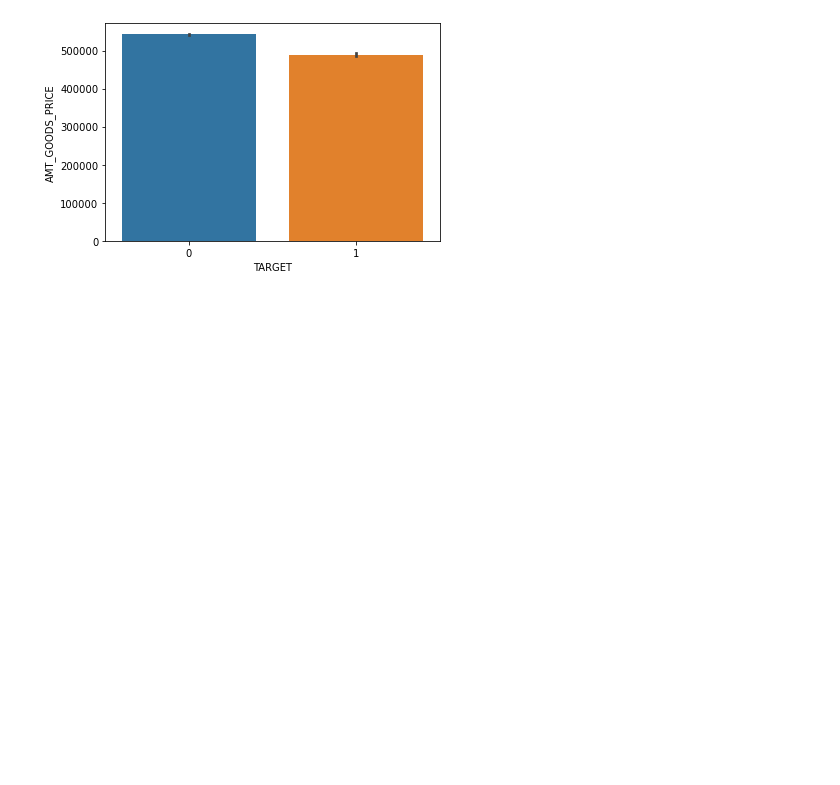
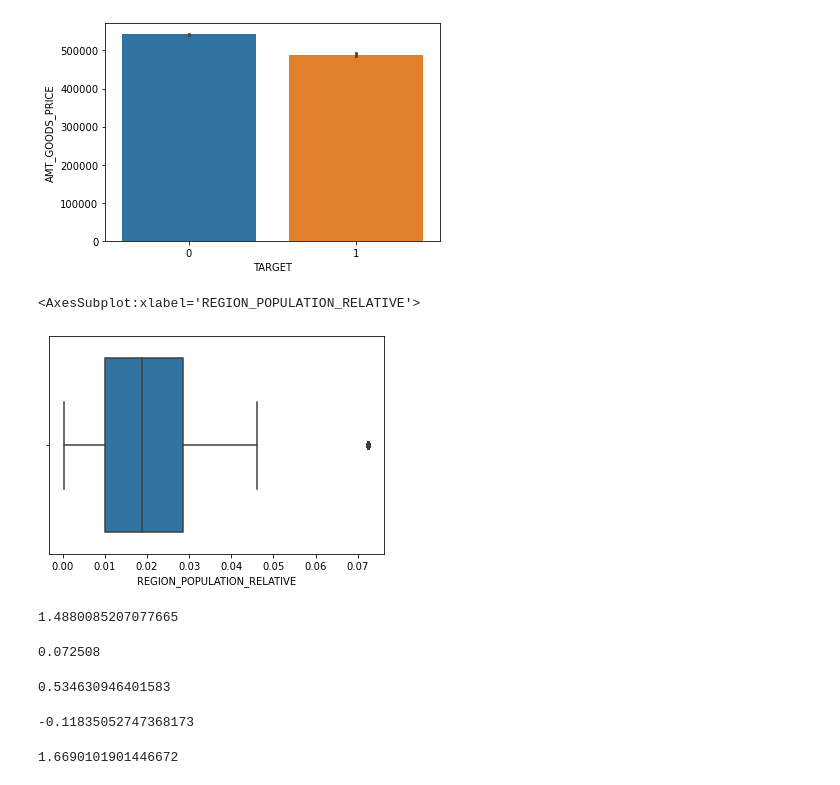
Before and after one commit to nickync/JPMLE, a Jupyter notebook: final.ipynb, the cells around one changed output. Cells and saved outputs as stored; diff of their text form; code cells hidden in the pictures; blank space fills up the shorter version.

```diff
--- a/final.ipynb
+++ b/final.ipynb
@@ -282,4 +312,15 @@ sns.barplot(y=df['AMT_GOODS_PRICE'],x=df['TARGET'],data=df)
 <AxesSubplot:xlabel='TARGET', ylabel='AMT_GOODS_PRICE'>
 [figure]
 # %%
-# all columns?
+sns.boxplot(df['REGION_POPULATION_RELATIVE'])
+# %% [output]
+<AxesSubplot:xlabel='REGION_POPULATION_RELATIVE'>
+[figure, added]
+# %%
+df['REGION_POPULATION_RELATIVE'].skew()
+# %% [output]
+1.4880085207077665
+# %%
+df['REGION_POPULATION_RELATIVE'].quantile(0.99)
+# %% [output]
+0.072508
@@ -285,0 +329,12 @@ sns.barplot(y=df['AMT_GOODS_PRICE'],x=df['TARGET'],data=df)
+# %%
+df['REGION_POPULATION_RELATIVE'].skew()
+# %% [output]
+0.534630946401583
+# %%
+df['DAYS_BIRTH'].skew()
+# %% [output]
+-0.11835052747368173
+# %%
+df['DAYS_EMPLOYED'].skew()
+# %% [output]
+1.6690101901446672
```
Also changed, not shown: parts of 10 cells of this notebook, 1 other file.
